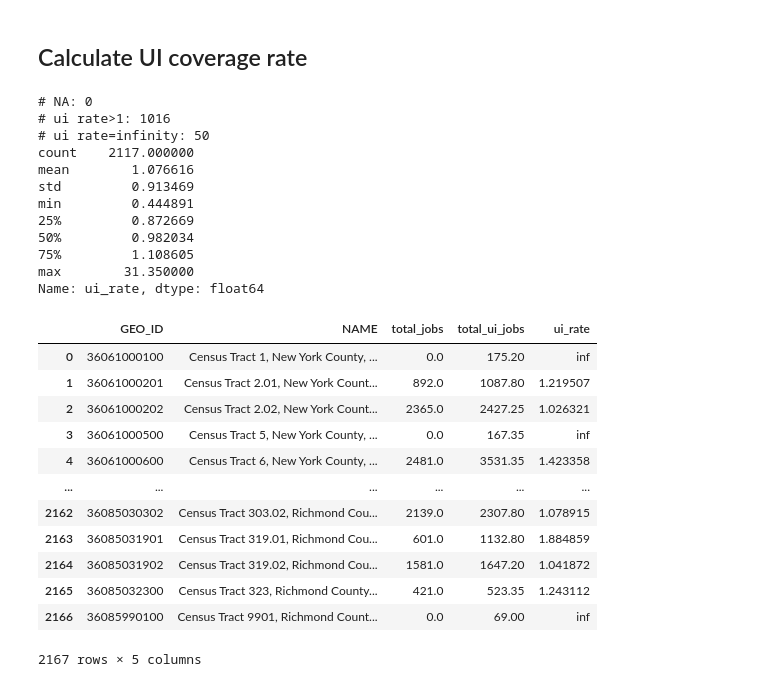
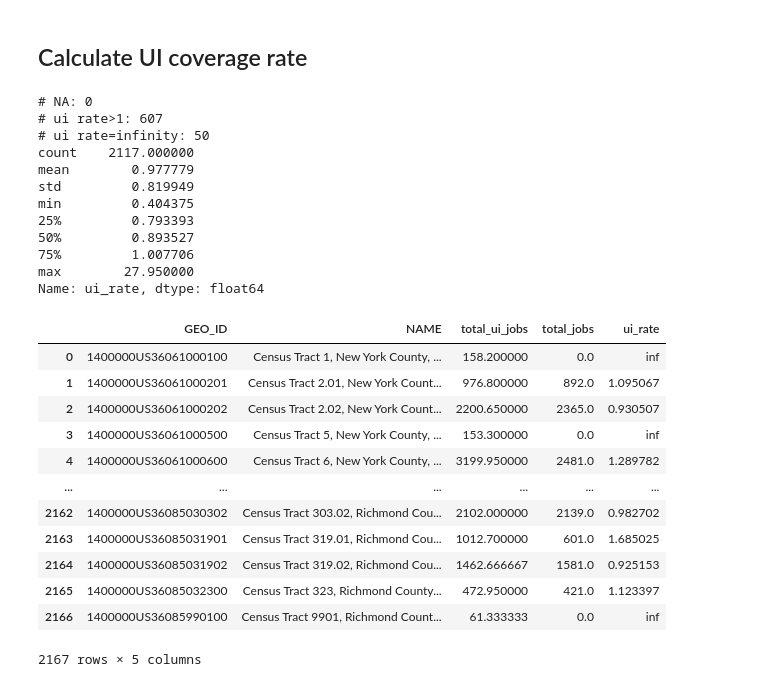
Before and after one commit to community-insight-impact/cvi_ucla_partnership, a Jupyter notebook: notebooks/UCLA_UI.ipynb, the cells around one changed output. Drawn from its saved outputs; the diff is of its cells as text; code cells hidden in the pictures.

Commit message:
fix UI_rate table

```diff
--- a/notebooks/UCLA_UI.ipynb
+++ b/notebooks/UCLA_UI.ipynb
@@ -57,12 +57,12 @@ import numpy as np
 # %% [markdown]
 ## Clean LEHD data
 # %%
-path = '../../data/UI_coverage/'
+path = '../data/UI_coverage/'
 wac = {}
 rac = {}
 for i in range(2013,2018):
-    wac[i] = pd.read_csv(path+'ny_wac_S000_JT02_' +str(i) + '.csv', low_memory=False)      # Workplace Area Characteristics (WAC)
-    rac[i] = pd.read_csv(path+'ny_rac_S000_JT02_' +str(i) + '.csv', low_memory=False)      # RAC: Residence Area Characteristics (RAC)
+    wac[i] = pd.read_csv(path+'ny_wac_S000_JT03_' +str(i) + '.csv', low_memory=False)      # Workplace Area Characteristics (WAC)
+    rac[i] = pd.read_csv(path+'ny_rac_S000_JT03_' +str(i) + '.csv', low_memory=False)      # RAC: Residence Area Characteristics (RAC)
 
 code = pd.read_csv(path+'ny_xwalk.csv',low_memory=False)                                   # Census Block Code to Census Tract Code lookup table
 # %%
@@ -108,8 +108,8 @@ code = code[['tabblk2010','trct','ctyname']]
 # map Census Block Code to Census Tract Code
 print('wac shape: ', wac_avg.shape)
 print('rac shape: ', rac_avg.shape)
-wac_avg = wac_avg.merge(code, left_on='w_geocode', right_on='tabblk2010')
-rac_avg = rac_avg.merge(code, left_on='h_geocode', right_on='tabblk2010')
+wac_avg = wac_avg.merge(code, left_on='w_geocode', right_on='tabblk2010').rename(columns={'trct':'GEO_ID'})
+rac_avg = rac_avg.merge(code, left_on='h_geocode', right_on='tabblk2010').rename(columns={'trct':'GEO_ID'})
 # check missing after merging
 print('wac shape after merge: ', wac_avg.shape)
 print('rac shape after merge: ', rac_avg.shape)
@@ -120,11 +120,11 @@ wac shape after merge:  (128941, 5)
 rac shape after merge:  (241838, 5)
 # %%
 # recalculate # ui using Census Tract Code
-wac_avg = wac_avg.groupby(['trct','ctyname']).agg({'total_ui_jobs':'sum'}).reset_index()
-wac_avg['trct'] = wac_avg['trct'].astype(str)
+wac_avg = wac_avg.groupby(['GEO_ID','ctyname']).agg({'total_ui_jobs':'sum'}).reset_index()
+wac_avg['GEO_ID'] = '1400000US' + wac_avg['GEO_ID'].astype(str)
 
-rac_avg = rac_avg.groupby(['trct','ctyname']).agg({'total_ui_jobs':'sum'}).reset_index()
-rac_avg['trct'] = rac_avg['trct'].astype(str)
+rac_avg = rac_avg.groupby(['GEO_ID','ctyname']).agg({'total_ui_jobs':'sum'}).reset_index()
+rac_avg['GEO_ID'] = '1400000US' + rac_avg['GEO_ID'].astype(str)
 
 wac_avg.head()
 # %% [output]
@@ -156,13 +156,11 @@ acs.head()
 | 4 | 1400000US36061000500 | Census Tract 5, New York County, ... | 0 |
 | 5 | 1400000US36061000600 | Census Tract 6, New York County, ... | 2481 |
 # %%
-# remove prefix in GEO_ID
-import re
-# r = r'(?<=[a-zA-Z])\d+'
-r = r'\d+[a-zA-Z]{2}'
-acs['GEO_ID'] = [re.sub(r, '', x) for x in acs['GEO_ID']]
-# convert total_labors from string to int
-acs['total_jobs'] = acs['total_jobs'].astype('float64')
+# # remove prefix in GEO_ID
+# import re
+# # r = r'(?<=[a-zA-Z])\d+'
+# r = r'\d+[a-zA-Z]{2}'
+# acs['GEO_ID'] = [re.sub(r, '', x) for x in acs['GEO_ID']]
 # %% [markdown]
 ### Save cleaned ACS
 # %%
@@ -170,39 +168,42 @@ acs.to_csv(path+'ACS_DP03_cleaned.csv', index=False)
 # %% [markdown]
 ## Calculate UI coverage rate
 # %%
-ui_coverage = acs.merge(rac_avg, left_on='GEO_ID', right_on='trct', how='left')
+# convert total_labors from string to int
+acs['total_jobs'] = acs['total_jobs'].astype('float64')
+
+ui_coverage = acs.merge(rac_avg, on='GEO_ID', how='left')
 ui_coverage['ui_rate'] = ui_coverage['total_ui_jobs'] / ui_coverage['total_jobs']
 ui_coverage = ui_coverage[['GEO_ID', 'NAME', 'total_ui_jobs', 'total_jobs', 'ui_rate']]
 print('# NA:', sum(ui_coverage['ui_rate'].isna()))
 print('# ui rate>1:', sum(ui_coverage['ui_rate']>1))
 print('# ui rate=infinity:',ui_coverage[np.isinf(ui_coverage.ui_rate)].shape[0])
 print(ui_coverage[~np.isinf(ui_coverage.ui_rate)].ui_rate.describe())
 ui_coverage
 # %% [output]
 # NA: 0
-# ui rate>1: 1016
+# ui rate>1: 607
 # ui rate=infinity: 50
 count    2117.000000
-mean        1.076616
-std         0.913469
-min         0.444891
-25%         0.872669
-50%         0.982034
-75%         1.108605
-max        31.350000
+mean        0.977779
+std         0.819949
+min         0.404375
+25%         0.793393
+50%         0.893527
+75%         1.007706
+max        27.950000
 Name: ui_rate, dtype: float64
-|  | GEO_ID | NAME | total_jobs | total_ui_jobs | ui_rate |
-| 0 | 36061000100 | Census Tract 1, New York County, ... | 0.0 | 175.20 | inf |
-| 1 | 36061000201 | Census Tract 2.01, New York Count... | 892.0 | 1087.80 | 1.219507 |
-| 2 | 36061000202 | Census Tract 2.02, New York Count... | 2365.0 | 2427.25 | 1.026321 |
-| 3 | 36061000500 | Census Tract 5, New York County, ... | 0.0 | 167.35 | inf |
-| 4 | 36061000600 | Census Tract 6, New York County, ... | 2481.0 | 3531.35 | 1.423358 |
+|  | GEO_ID | NAME | total_ui_jobs | total_jobs | ui_rate |
+| 0 | 1400000US36061000100 | Census Tract 1, New York County, ... | 158.200000 | 0.0 | inf |
+| 1 | 1400000US36061000201 | Census Tract 2.01, New York Count... | 976.800000 | 892.0 | 1.095067 |
+| 2 | 1400000US36061000202 | Census Tract 2.02, New York Count... | 2200.650000 | 2365.0 | 0.930507 |
+| 3 | 1400000US36061000500 | Census Tract 5, New York County, ... | 153.300000 | 0.0 | inf |
+| 4 | 1400000US36061000600 | Census Tract 6, New York County, ... | 3199.950000 | 2481.0 | 1.289782 |
 | ... | ... | ... | ... | ... | ... |
-| 2162 | 36085030302 | Census Tract 303.02, Richmond Cou... | 2139.0 | 2307.80 | 1.078915 |
-| 2163 | 36085031901 | Census Tract 319.01, Richmond Cou... | 601.0 | 1132.80 | 1.884859 |
-| 2164 | 36085031902 | Census Tract 319.02, Richmond Cou... | 1581.0 | 1647.20 | 1.041872 |
-| 2165 | 36085032300 | Census Tract 323, Richmond County... | 421.0 | 523.35 | 1.243112 |
-| 2166 | 36085990100 | Census Tract 9901, Richmond Count... | 0.0 | 69.00 | inf |
+| 2162 | 1400000US36085030302 | Census Tract 303.02, Richmond Cou... | 2102.000000 | 2139.0 | 0.982702 |
+| 2163 | 1400000US36085031901 | Census Tract 319.01, Richmond Cou... | 1012.700000 | 601.0 | 1.685025 |
+| 2164 | 1400000US36085031902 | Census Tract 319.02, Richmond Cou... | 1462.666667 | 1581.0 | 0.925153 |
+| 2165 | 1400000US36085032300 | Census Tract 323, Richmond County... | 472.950000 | 421.0 | 1.123397 |
+| 2166 | 1400000US36085990100 | Census Tract 9901, Richmond Count... | 61.333333 | 0.0 | inf |
 2167 rows × 5 columns
 # %%
 ui_coverage[ui_coverage.ui_rate>10]
```
Also changed, not shown: parts of 4 cells of this notebook, 5 other files.
